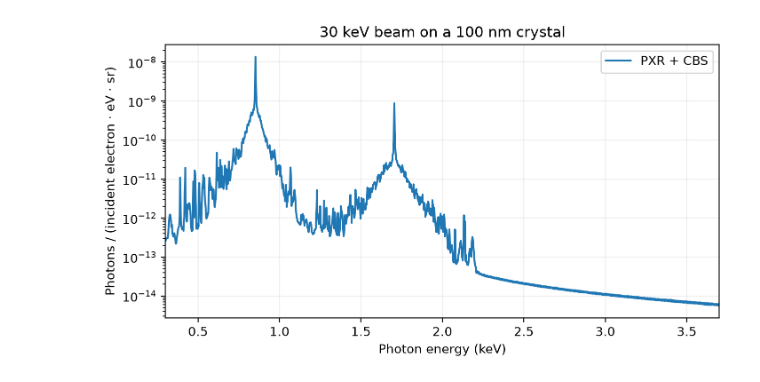
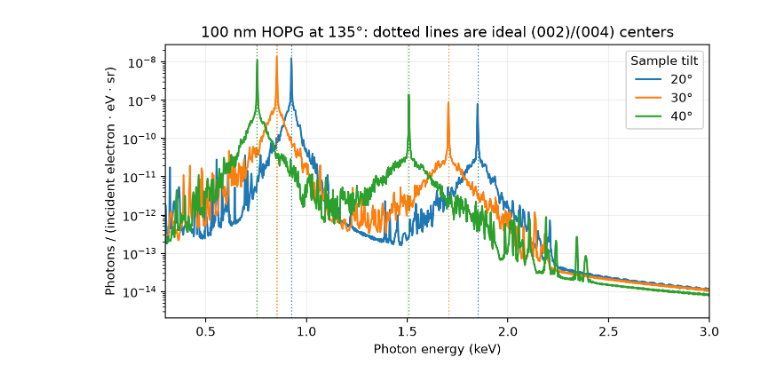
Before and after one commit to Quantum-Light-Matter-Cooperative-QLMC/pyrite, a Jupyter notebook: docs/notebooks/designing/04-beams-crystals-target-geometry.ipynb, the cells around one changed output. Cells and saved outputs as stored; diff of their text form; code cells hidden in the pictures.

```diff
--- a/docs/notebooks/designing/04-beams-crystals-target-geometry.ipynb
+++ b/docs/notebooks/designing/04-beams-crystals-target-geometry.ipynb
@@ -69,30 +77,37 @@ Bremsstrahlung is disabled so the result isolates PXR/CBS.
+# %%
+assert tables_ready  # Wait for reference-table installation before transport.
+from pyrite.radiation import photon_energies
+
+tilts_deg = (20.0, 30.0, 40.0)
+tilt_spectra = [source(tilt_deg=_tilt) for _tilt in tilts_deg]
+predicted_eV = np.array(
+    [
+        photon_energies(
+            "hopg", 30_000.0, tilt_deg=list(tilts_deg), theta_obs_deg=135.0, hkl=_hkl
+        )[0]
+        for _hkl in ((0, 0, 2), (0, 0, 4))
+    ]
+)  # shape: (reflection, tilt)
 # %%
-assert tables_ready  # Wait for reference-table installation before transport.
-from pyrite.config import CxrReflections, FixedSampling, Numerics, Physics
-
-result = simulate(
-    beam,
-    target,
-    detector,
-    physics=Physics(brem_source="none"),
-    numerics=Numerics(
-        sampling=FixedSampling(cxr_electrons=2_048, brem_electrons=1),
-        cxr_reflections=CxrReflections(n_families=2),
-    ),
+fig_tilt, _ax = plt.subplots(figsize=(7, 3.8), layout="constrained")
+for _i, (_tilt, _spectrum) in enumerate(zip(tilts_deg, tilt_spectra, strict=True)):
+    _ax.plot(
+        _spectrum.photon_energy_eV / 1_000,
+        _spectrum.density,
+        color=f"C{_i}",
+        label=f"{_tilt:g}°",
+    )
+    for _line_eV in predicted_eV[:, _i]:
+        _ax.axvline(_line_eV / 1_000, color=f"C{_i}", ls=":", lw=1)
+_ax.set(
+    xlabel="Photon energy (keV)",
+    ylabel="Photons / (incident electron · eV · sr)",
+    title="100 nm HOPG at 135°: dotted lines are ideal (002)/(004) centers",
+    xlim=(0.3, 3.0),
+    yscale="log",
 )
+_ax.legend(title="Sample tilt")
+_ax.grid(alpha=0.2)
+fig_tilt  # noqa: B018 - marimo renders the final expression
+# %% [output]
+[figure, added]
-# %%
-spectrum = result.cxr.incoherent
-fig_spectrum, _ax = plt.subplots(figsize=(7, 3.8), layout="constrained")
-_ax.plot(spectrum.photon_energy_eV / 1_000, spectrum.density, label="PXR + CBS")
-_ax.set(
-    xlabel="Photon energy (keV)",
-    ylabel="Photons / (incident electron · eV · sr)",
-    title="30 keV beam on a 100 nm crystal",
-    xlim=(0.3, 3.7),
-    yscale="log",
-)
-_ax.grid(alpha=0.2)
-_ax.legend()
-fig_spectrum  # noqa: B018 - marimo renders the final expression
-# %% [output]
-[figure, removed]
```
Also changed, not shown: parts of 13 cells of this notebook, 13 other files.
